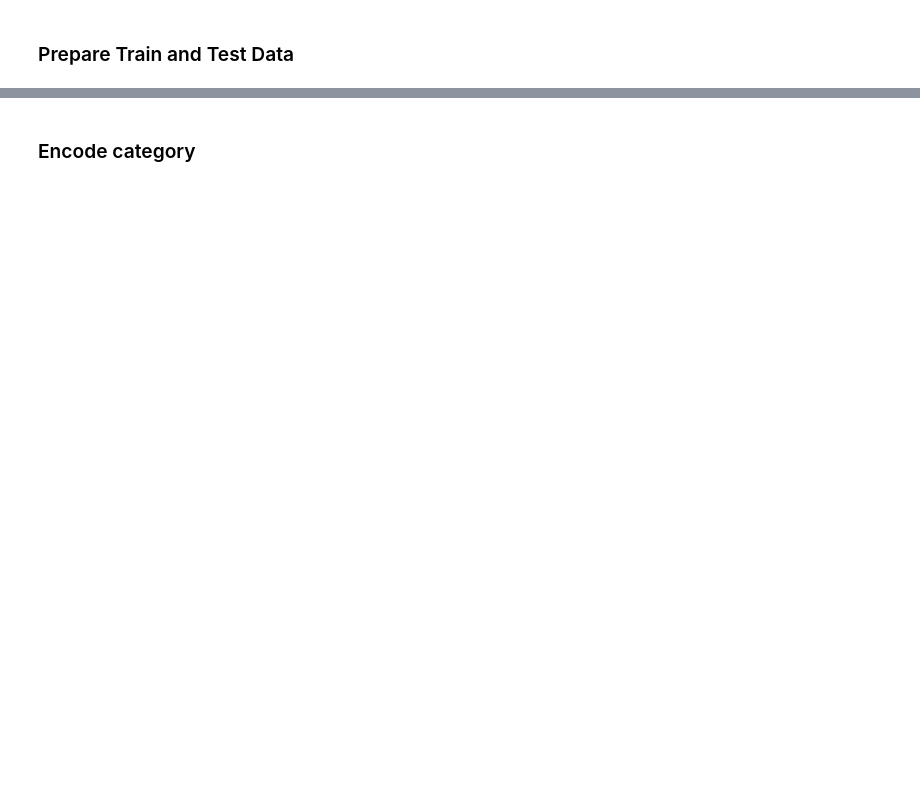
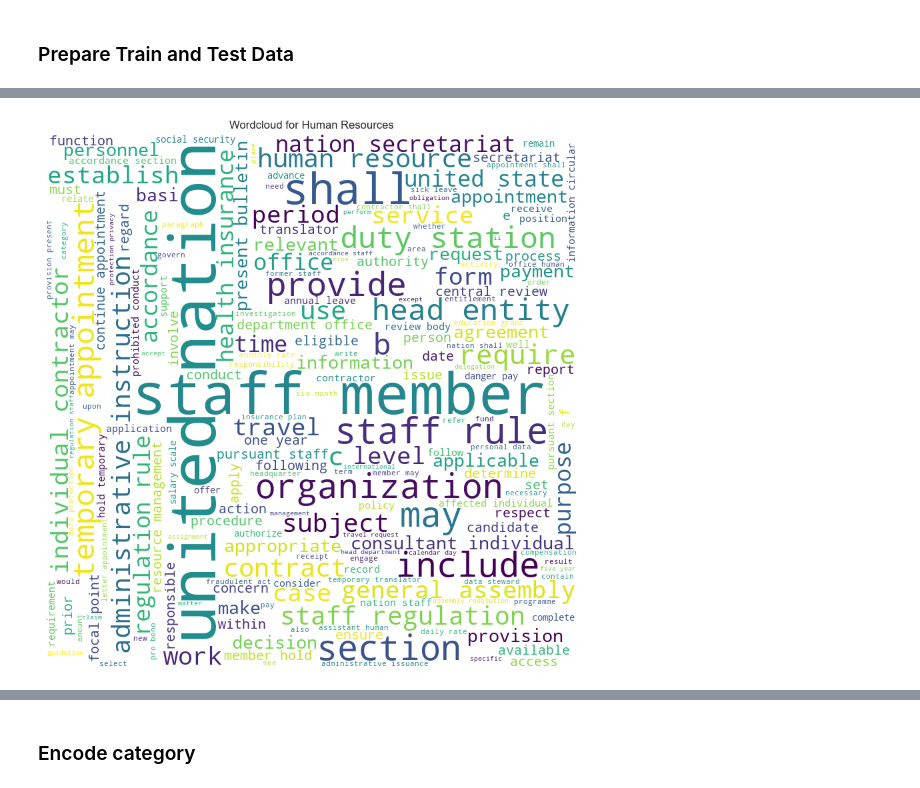
Before and after one commit to cdungca/document-classifier, a Jupyter notebook: main.ipynb, the cells around one changed output, grey strips where cells are left out. Saved outputs shown, nothing was run; the diff lists cells and outputs as text; code cells hidden in the pictures; blank space fills up the shorter version.

```diff
--- a/main.ipynb
+++ b/main.ipynb
@@ -198,0 +210,15 @@ Name: category, dtype: object
+# %%
+# use wordcloud to visualize the words in the text_final where category is 'human resources'
+wordcloud = WordCloud(width = 800, height = 800,
+                background_color ='white',
+                stopwords = stopwords.words('english'),
+                min_font_size = 10).generate(' '.join(Corpus[Corpus['category'] == 'human resources']['text_final']))
+plt.figure(figsize = (8, 8), facecolor = None)
+plt.imshow(wordcloud)
+plt.axis("off")
+plt.tight_layout(pad = 0)
+plt.rc('font', size=24)
+plt.title('Wordcloud for Human Resources')
+plt.show()
+# %% [output]
+[figure, added]
```
Also changed, not shown: parts of 41 cells of this notebook, 7 other files.
